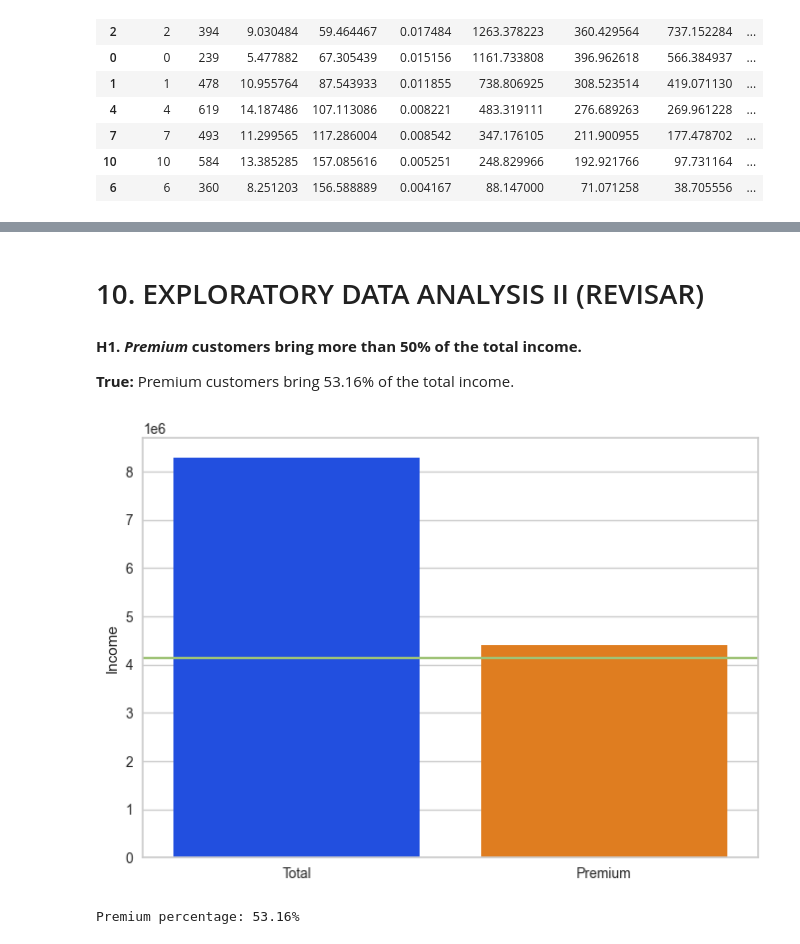
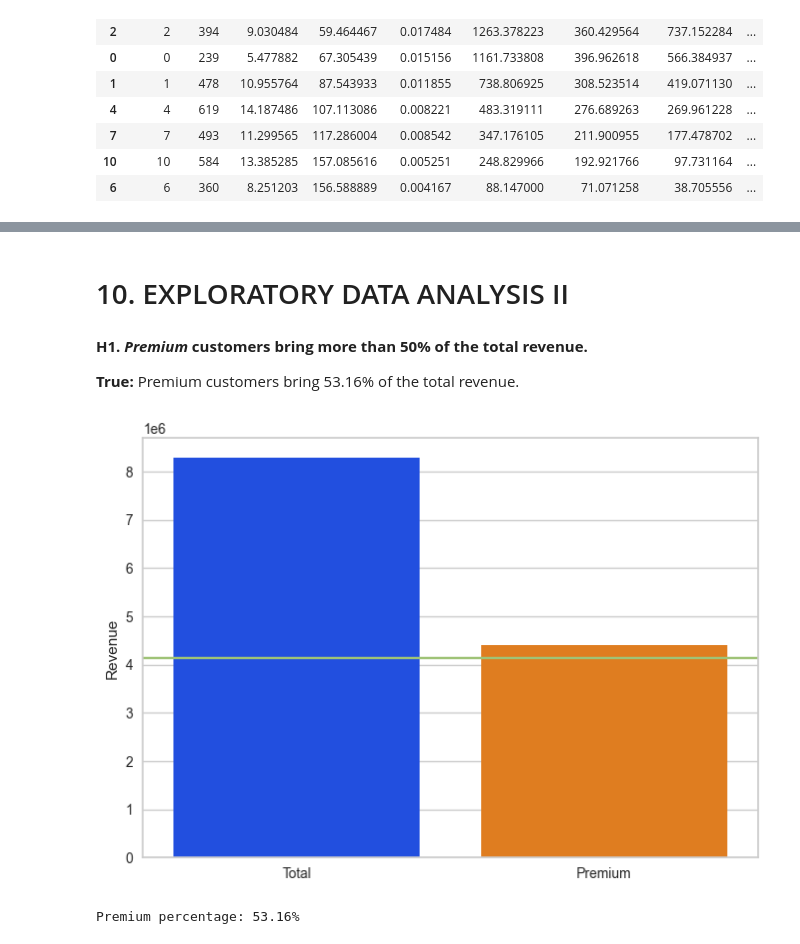
Before and after one commit to bernardoavsouza/LoyaltyProgram, a Jupyter notebook: code.ipynb, the cells around one changed output, grey strips where cells are left out. Cells and saved outputs as stored; diff of their text form; code cells hidden in the pictures.

```diff
--- a/code.ipynb
+++ b/code.ipynb
@@ -619,21 +608,21 @@ df_profile.sort_values("Monetary", ascending = False)
 # %% [markdown]
-# 10. EXPLORATORY DATA ANALYSIS II (REVISAR)
+# 10. EXPLORATORY DATA ANALYSIS II
 # %%
 df10 = df9.copy()
 # %% [markdown]
-**H1. _Premium_ customers bring more than 50% of the total income.**
+**H1. _Premium_ customers bring more than 50% of the total revenue.**
 
-**True:** Premium customers bring 53.16% of the total income.
+**True:** Premium customers bring 53.16% of the total revenue.
 # %%
 total_income = df10['Monetary'].sum()
 premium_income = df10[df10['cluster'] == 8]['Monetary'].sum()
 
 sns.barplot(x = ['Total', "Premium"], y = [total_income, premium_income])
-plt.ylabel("Income")
+plt.ylabel("Revenue")
 
 plt.axhline(y = total_income/2, color = 'g', linestyle = '-');
 # %% [output]
-[figure, old version]
+[figure, new version]
 # %%
 print("Premium percentage: {:.2f}%".format(100 * premium_income/total_income))
 # %% [output]
```
Also changed, not shown: parts of 24 cells of this notebook, 1 other file.
